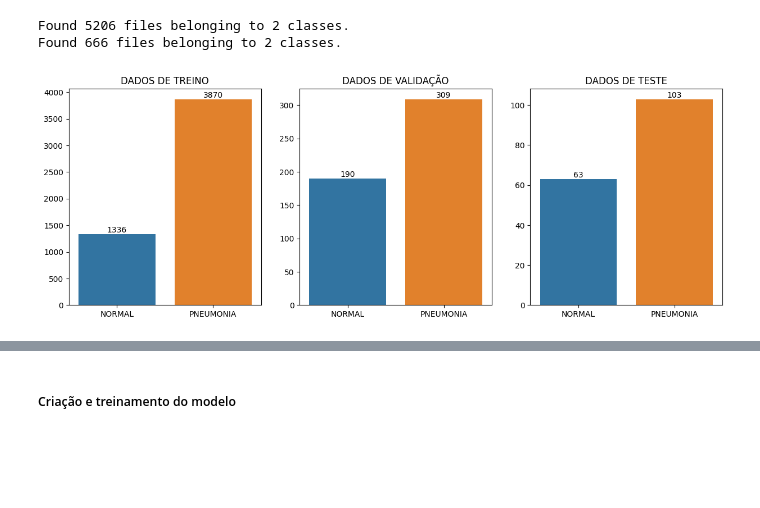
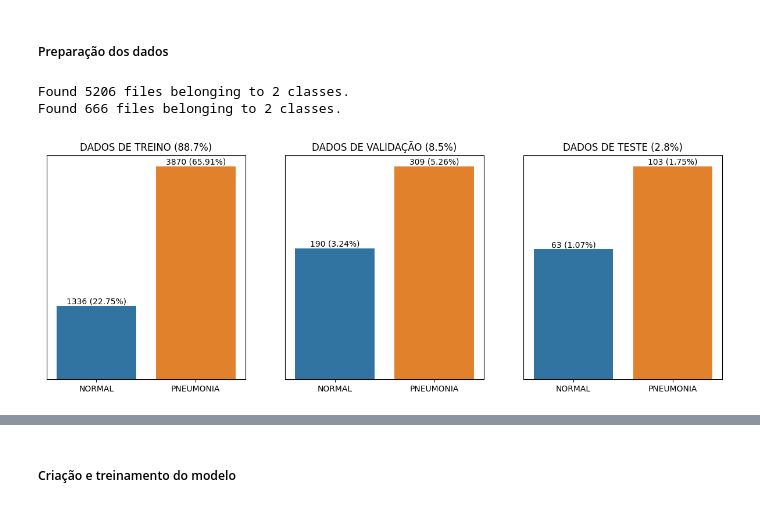
Before and after one commit to diegofemello/ImageClassificationWithPython, a Jupyter notebook: mobile_net_tcc.ipynb, the cells around one changed output, grey strips where cells are left out. Drawn from its saved outputs; the diff is of its cells as text; code cells hidden in the pictures; blank space fills up the shorter version.

```diff
--- a/mobile_net_tcc.ipynb
+++ b/mobile_net_tcc.ipynb
@@ -17,6 +18,8 @@ import tensorflow as tf
 from sklearn.metrics import confusion_matrix, precision_recall_fscore_support
 
 tf.get_logger().setLevel('ERROR')
+# %% [markdown]
+##### Preparação dos dados
 # %%
 # Declarando variáveis
 
@@ -43,5 +46,6 @@ img_height = 196
 batch_size = 32
 epochs = 100
 learning_rate = 0.0001
-patience = 15
+patience = 20
+percent_test = 25
 # %%
@@ -79,30 +85,52 @@ Found 666 files belonging to 2 classes.
 # %%
-# Plotando graficos de barras com a quantidade de imagens de cada classe nos datasets
-plt.figure(figsize=(15, 5))
+
+
+# Calculando a quantidade de imagens de cada classe para exibir nos gráficos
+len_treinamento_normal = len(os.listdir(treinamento_normal_dir))
+len_treinamento_pneumonia = len(os.listdir(treinamento_pneumonia_dir))
+len_teste_normal = len(os.listdir(teste_normal_dir))
+len_teste_pneumonia = len(os.listdir(teste_pneumonia_dir))
+
+qtd_total = len_treinamento_normal + len_treinamento_pneumonia + \
+    len_teste_normal + len_teste_pneumonia
+
+validacao_quantidade_normal = int(
+    (len_teste_normal) * (1 - (percent_test / 100)))
+validacao_quantidade_pneumonia = int(
+    (len_teste_pneumonia) * (1 - (percent_test / 100)))
+
+teste_quantidade_normal = int((len_teste_normal) * (percent_test / 100))
+teste_quantidade_pneumonia = int((len_teste_pneumonia) * (percent_test / 100))
 
 
 def plot_quantidade(len_normal, len_pneumonia, title='', i=1):
+    # Função para exibir graficos de barras com a quantidade de imagens de cada classe nos datasets
+
     plt.subplot(1, 3, i)
     sns.barplot(x=class_names, y=[len_normal, len_pneumonia])
-    plt.title(title)
 
-    plt.text(0, len_normal, len_normal, ha='center', va='bottom')
-    plt.text(1, len_pneumonia, len_pneumonia, ha='center', va='bottom')
+    len_total = len_normal + len_pneumonia
+    percentage_total = round(((len_total) / qtd_total) * 100, 2)
+    percentage_normal = round((len_normal / (qtd_total)) * 100, 2)
+    percentage_pneumonia = round((len_pneumonia / (qtd_total)) * 100, 2)
+
+    plt.title(title+f' ({percentage_total:.1f}%)')
+
+    plt.text(0, len_normal,
+             f'{len_normal} ({percentage_normal}%)', ha='center', va='bottom')
+    plt.text(1, len_pneumonia,
+             f'{len_pneumonia} ({percentage_pneumonia}%)', ha='center', va='bottom')
+
+    plt.yticks([])
 
 
-plot_quantidade(len(os.listdir(treinamento_normal_dir)), len(
-    os.listdir(treinamento_pneumonia_dir)), 'DADOS DE TREINO', 1)
+plt.figure(figsize=(15, 5))
 
-validacao_quantidade_normal = int(len(os.listdir(teste_normal_dir)) * 0.75)
-validacao_quantidade_pneumonia = int(
-    len(os.listdir(teste_pneumonia_dir)) * 0.75)
-
-teste_quantidade_normal = int(len(os.listdir(teste_normal_dir)) * 0.25)
-teste_quantidade_pneumonia = int(len(os.listdir(teste_pneumonia_dir)) * 0.25)
-
+plot_quantidade(len_treinamento_normal,
+                len_treinamento_pneumonia, f'DADOS DE TREINO', 1)
 plot_quantidade(validacao_quantidade_normal,
                 validacao_quantidade_pneumonia, 'DADOS DE VALIDAÇÃO', 2)
 plot_quantidade(teste_quantidade_normal,
                 teste_quantidade_pneumonia, 'DADOS DE TESTE', 3)
 # %% [output]
-[figure, old version]
+[figure, new version]
```
Also changed, not shown: parts of 23 cells of this notebook.
